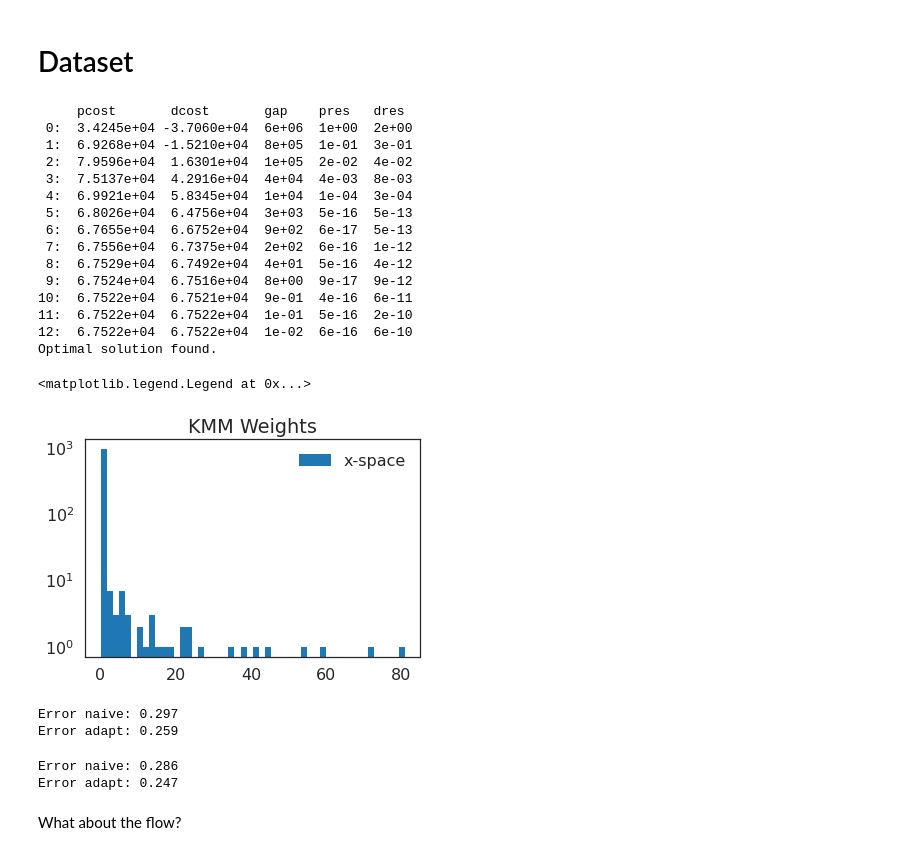
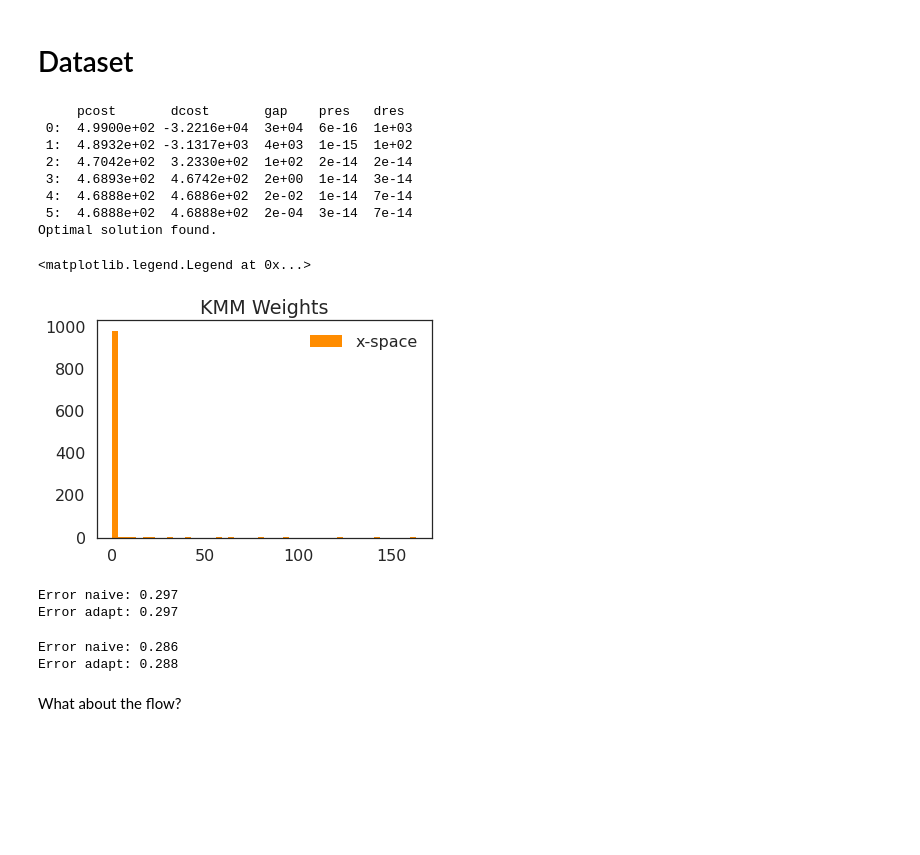
Before and after one commit to ermongroup/f-dre, a Jupyter notebook: notebooks/kmm-redo-final.ipynb, the cells around one changed output. Saved outputs shown, nothing was run; the diff lists cells and outputs as text; code cells hidden in the pictures; blank space fills up the shorter version.

```diff
--- a/notebooks/kmm-redo-final.ipynb
+++ b/notebooks/kmm-redo-final.ipynb
@@ -49,36 +55,30 @@ u_test = rec['y']
 # %%
 from libtlda.iw import ImportanceWeightedClassifier
 # %%
-kmm = ImportanceWeightedClassifier(weight_estimator='kmm', bandwidth=0.7)
+kmm = ImportanceWeightedClassifier(weight_estimator='kmm', bandwidth=0.01)
 weights = kmm.iwe_kernel_mean_matching(X, Z)
 # %% [output]
      pcost       dcost       gap    pres   dres
- 0:  3.4245e+04 -3.7060e+04  6e+06  1e+00  2e+00
- 1:  6.9268e+04 -1.5210e+04  8e+05  1e-01  3e-01
- 2:  7.9596e+04  1.6301e+04  1e+05  2e-02  4e-02
- 3:  7.5137e+04  4.2916e+04  4e+04  4e-03  8e-03
- 4:  6.9921e+04  5.8345e+04  1e+04  1e-04  3e-04
- 5:  6.8026e+04  6.4756e+04  3e+03  5e-16  5e-13
- 6:  6.7655e+04  6.6752e+04  9e+02  6e-17  5e-13
- 7:  6.7556e+04  6.7375e+04  2e+02  6e-16  1e-12
- 8:  6.7529e+04  6.7492e+04  4e+01  5e-16  4e-12
- 9:  6.7524e+04  6.7516e+04  8e+00  9e-17  9e-12
-10:  6.7522e+04  6.7521e+04  9e-01  4e-16  6e-11
-11:  6.7522e+04  6.7522e+04  1e-01  5e-16  2e-10
-12:  6.7522e+04  6.7522e+04  1e-02  6e-16  6e-10
+ 0:  4.9900e+02 -3.2216e+04  3e+04  6e-16  1e+03
+ 1:  4.8932e+02 -3.1317e+03  4e+03  1e-15  1e+02
+ 2:  4.7042e+02  3.2330e+02  1e+02  2e-14  2e-14
+ 3:  4.6893e+02  4.6742e+02  2e+00  1e-14  3e-14
+ 4:  4.6888e+02  4.6886e+02  2e-02  1e-14  7e-14
+ 5:  4.6888e+02  4.6888e+02  2e-04  3e-14  7e-14
 Optimal solution found.
 # %%
-_ = plt.hist(weights, bins=50, label='x-space')
+# _ = plt.hist(1/z_weights, bins=50, label='1/z-space')
+_ = plt.hist(weights, bins=50, label='x-space', color='darkorange')
+
 # _ = plt.hist(z_weights, bins=50, label='z-space')
-plt.yscale('log')
+# plt.yscale('log')
 
 plt.title('KMM Weights')
 plt.legend()
 # %% [output]
 <matplotlib.legend.Legend at 0x...>
-[figure, old version]
+[figure, new version]
 # %%
-# Train via KLIEP
 clf = LogisticRegression()
 clf.fit(X, y, sample_weight=weights)
 pred_adapt = clf.predict(Z)
@@ -95,7 +95,7 @@ print('Error naive: ' + str(np.mean(pred_naive != u, axis=0)))
 print('Error adapt: ' + str(np.mean(pred_adapt != u, axis=0)))
 # %% [output]
 Error naive: 0.297
-Error adapt: 0.259
+Error adapt: 0.297
 # %%
 pred_adapt_test = clf.predict(Z_test)
 pred_naive_test = lr.predict(Z_test)
@@ -105,7 +105,7 @@ print('Error naive: ' + str(np.mean(pred_naive_test != u_test, axis=0)))
 print('Error adapt: ' + str(np.mean(pred_adapt_test != u_test, axis=0)))
 # %% [output]
 Error naive: 0.286
-Error adapt: 0.247
+Error adapt: 0.288
 # %% [markdown]
 What about the flow?
 # %%
```
Also changed, not shown: parts of 27 cells of this notebook, 2 other files.
